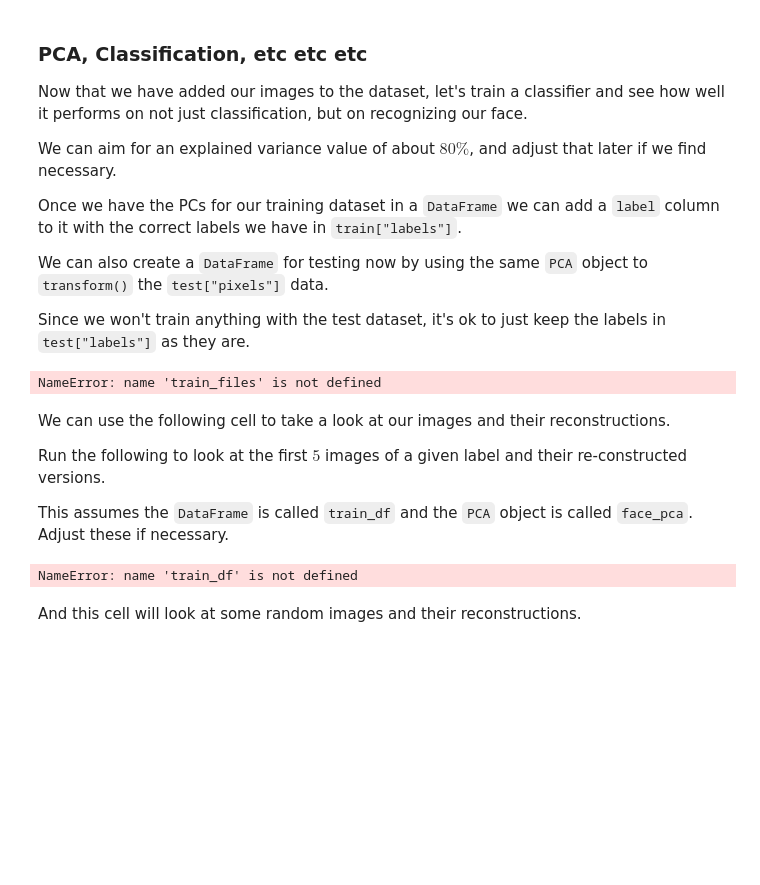
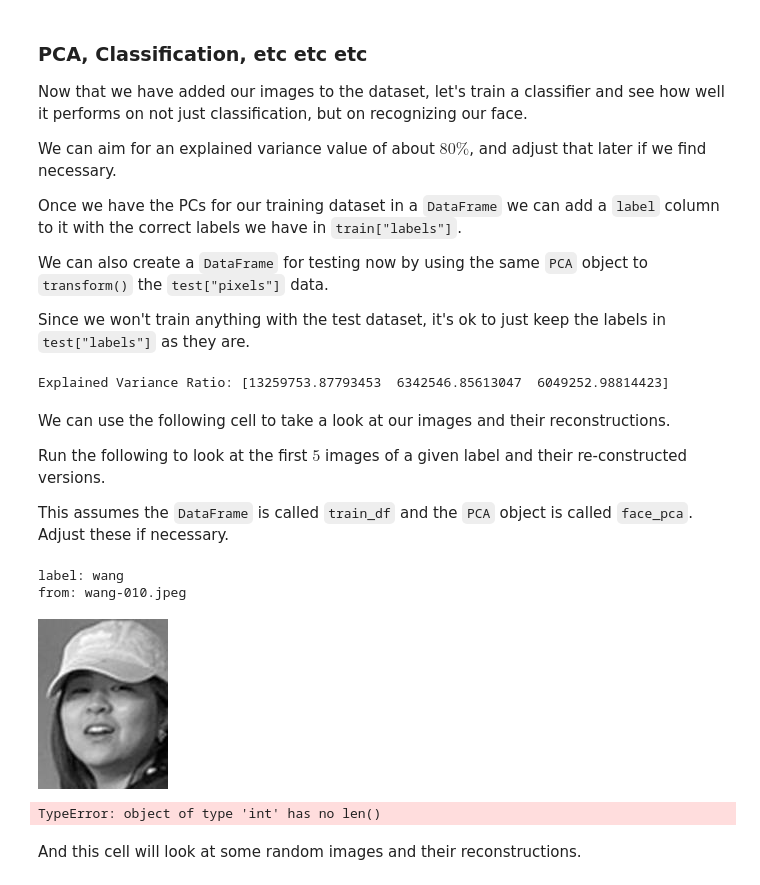
Before and after one commit to yiwendy163/HW10, a Jupyter notebook: HW10.ipynb, the cells around one changed output. Saved outputs shown, nothing was run; the diff lists cells and outputs as text; code cells hidden in the pictures; blank space fills up the shorter version.

```diff
--- a/HW10.ipynb
+++ b/HW10.ipynb
@@ -158,29 +158,29 @@ We can also create a `DataFrame` for testing now by using the same `PCA` object
 Since we won't train anything with the test dataset, it's ok to just keep the labels in `test["labels"]` as they are.
 # %%
 # TODO: reload the dataset, now with our images
-train_images, train_labels = load_images_from_directory('.data/images/lfw/cropped/wang')
+train, test = LFWUtils.train_test_split(0.5)
 
 # TODO: create PCA, fit and transform train data
 train_pca = PCA(n_components=3)
-train_pca_data = train_pca.fit_transform(train_files)
+train_pca_data = train_pca.fit_transform(train['pixels'])
 
 # TODO: check PCA captured variance
-explained_variance_ratio = np.sum(train_pca.explained_variance_ratio_)
-print(f'Explained Variance Ratio: {explained_variance_ratio:.2%}')
+explained_variance = train_pca.explained_variance_
+print(f'Explained Variance Ratio: {explained_variance}')
 
 # TODO: prepare DataFrame for training (add label column)
-train_pca_df = pd.DataFrame(train_pca_data, columns=['PC1', 'PC2', 'PC3'])
-train_pca_df['label'] = train_files['labels']
+train_pca_df = pd.DataFrame(train_pca_data, columns=['PC0', 'PC1', 'PC2'])
+train_pca_df['label'] = train['labels']
 
 # TODO: create the test DataFrame by running PCA on the test data
 # Transform the test data using the same PCA
 test_pca_data = train_pca.transform(test['pixels'])
 
 # Create the test DataFrame
-test_pca_df = pd.DataFrame(test_pca_data, columns=['PC1', 'PC2', 'PC3'])
+test_pca_df = pd.DataFrame(test_pca_data, columns=['PC0', 'PC1', 'PC2'])
 test_pca_df['label'] = test['labels']
 # %% [output]
-NameError: name 'train_files' is not defined
+Explained Variance Ratio: [13259753.87793453  6342546.85613047  6049252.98814423]
 # %% [markdown]
 We can use the following cell to take a look at our images and their reconstructions.
 
@@ -190,26 +190,29 @@ This assumes the `DataFrame` is called `train_df` and the `PCA` object is called
 # %%
 # TODO: change this label to your label to see how
 #       your images are being encoded
-awesome_label = "watts"
+awesome_label = "wang"
 awesome_id = LFWUtils.L2I[awesome_label]
 
 # this filters the DataFrame by our label
-awesome_df = train_df[train_df["label"] == awesome_id]
+awesome_df = train_pca_df[train_pca_df["label"] == awesome_id]
 
 # reconstruct all images
-pca_pixels = face_pca.inverse_transform(awesome_df)
+pca_pixels = train_pca.inverse_transform(awesome_df)
 
 # associate the original indexes with the reconstructed pca pixels
-idx_pca = zip(awesome_df.index, pca_pixels.values)
+idx_pca = zip(awesome_df.index, pca_pixels)
 
 # iterate through indexes and pca pixels
 for img_idx, img_pca in list(idx_pca)[:5]:
   print("label:", awesome_label,
         "\nfrom:", train["files"][img_idx])
   display(make_image(train["pixels"][img_idx], width=130))
   display(make_image(img_pca, width=130))
 # %% [output]
-NameError: name 'train_df' is not defined
+label: wang
+from: wang-010.jpeg
+[figure, added]
+TypeError: object of type 'int' has no len()
 # %% [markdown]
 And this cell will look at some random images and their reconstructions.
 # %%
```
Also changed, not shown: parts of 15 cells of this notebook.
